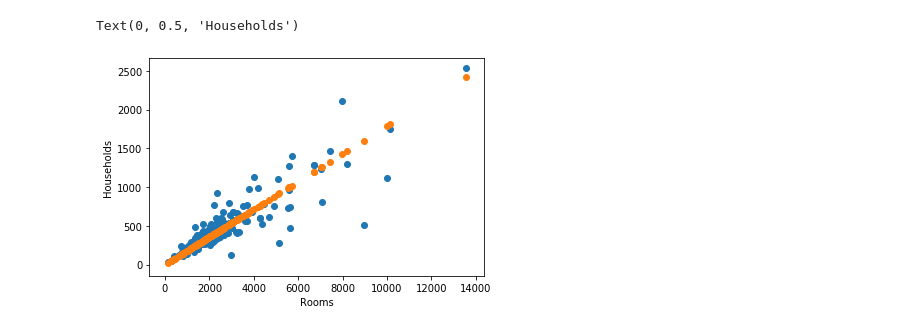
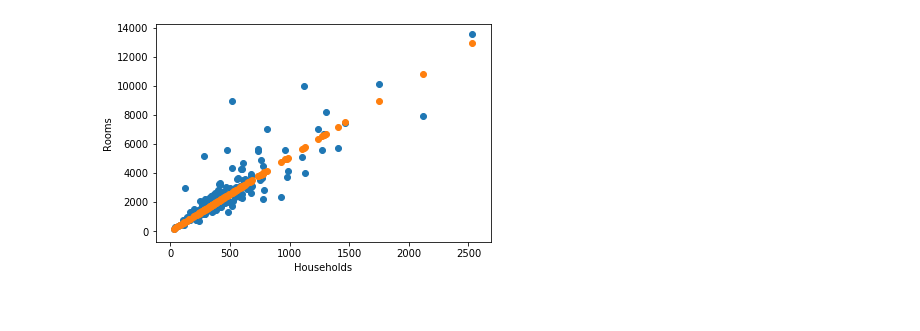
Before and after one commit to luisdiaz1997/DataScienceCourse, a Jupyter notebook: linearnp.ipynb, the cells around one changed output. Cells and saved outputs as stored; diff of their text form; code cells hidden in the pictures.

```diff
--- a/linearnp.ipynb
+++ b/linearnp.ipynb
@@ -22,4 +53,4 @@ plt.imshow(correlations)
 # %%
-x = df.total_rooms.values.reshape(-1,1)
-y = df.households.values.reshape(-1, 1)
+x = df.households.values.reshape(-1, 1)
+y = df.total_rooms.values.reshape(-1,1)
 # %%
@@ -40,0 +88,3 @@ def model(inp, params):
+# %%
+def get_cost(inp, params):
+    return np.mean((model(inp, params) - y)**2)/2
@@ -56,7 +140,7 @@ def train(x, y, epochs = 1000, lr= 1e-3):
         prediction = model(x, params)
 
 
-        cost = np.mean((prediction - y)**2)/2
+        cost = get_cost(x, params)
 
         error = (prediction-y)/y.shape[0]
         grads['dW'] = np.dot(x.T, error)
@@ -68,10 +152,10 @@ def train(x, y, epochs = 1000, lr= 1e-3):
         if epoch%100 == 0:
             print('Error at epoch ' + str(epoch), cost)
 
-        if epoch%10 == 0:
+        if epoch%5 == 0:
             costs.append(cost)
 
     return costs, params
 # %%
-costs, params = train(x, y, lr= 1e-9)
+costs, params = train(x, y, lr= 1e-8)
 # %% [output]
@@ -95,11 +179,10 @@ prediction = model(x, params)
 # %%
 plt.scatter(x[::100], y[::100])
 plt.scatter(x[::100], prediction[::100])
-plt.xlabel('Rooms')
-plt.ylabel('Households')
+plt.xlabel('Households')
+plt.ylabel('Rooms');
 # %% [output]
-Text(0, 0.5, 'Households')
-[figure, old version]
+[figure, new version]
 # %%
 params
 # %% [output]
```
Also changed, not shown: parts of 37 cells of this notebook.
